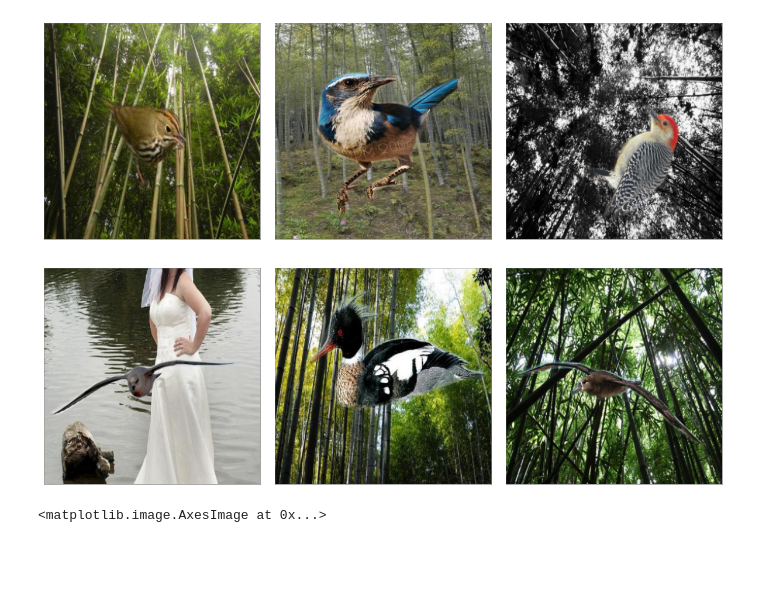
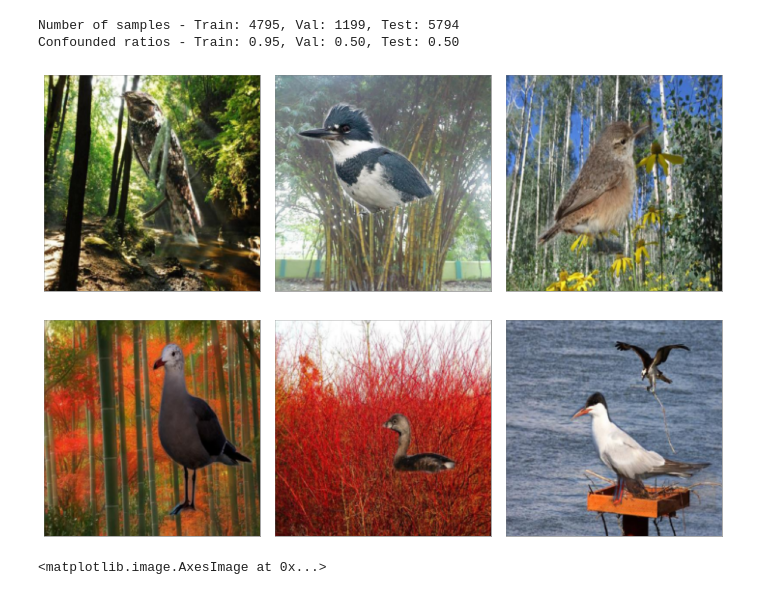
Before and after one commit to Frasor2002/thesis_AIS, a Jupyter notebook: visualization.ipynb, the cells around one changed output. Saved outputs shown, nothing was run; the diff lists cells and outputs as text; code cells hidden in the pictures; blank space fills up the shorter version.

Commit message:
reduced waterbirds size

```diff
--- a/visualization.ipynb
+++ b/visualization.ipynb
@@ -1,14 +1,16 @@
 # %%
 from dataset.dataset import load_data, visualize_k_samples
 import matplotlib.pyplot as plt
 train_set, val_set, test_set = load_data(
-  "Waterbirds"
+  "Waterbirds", reload=True
 )
 visualize_k_samples(dataset=train_set, label=0, k=3)
 visualize_k_samples(dataset=test_set, label=1, k=3)
 # %% [output]
+Number of samples - Train: 4795, Val: 1199, Test: 5794
+Confounded ratios - Train: 0.95, Val: 0.50, Test: 0.50
-[figure, old version]
+[figure, new version]
-[figure, old version]
+[figure, new version]
 # %%
 # %% [output]
 <matplotlib.image.AxesImage at 0x...>
```
Also changed, not shown: 2 other files.
